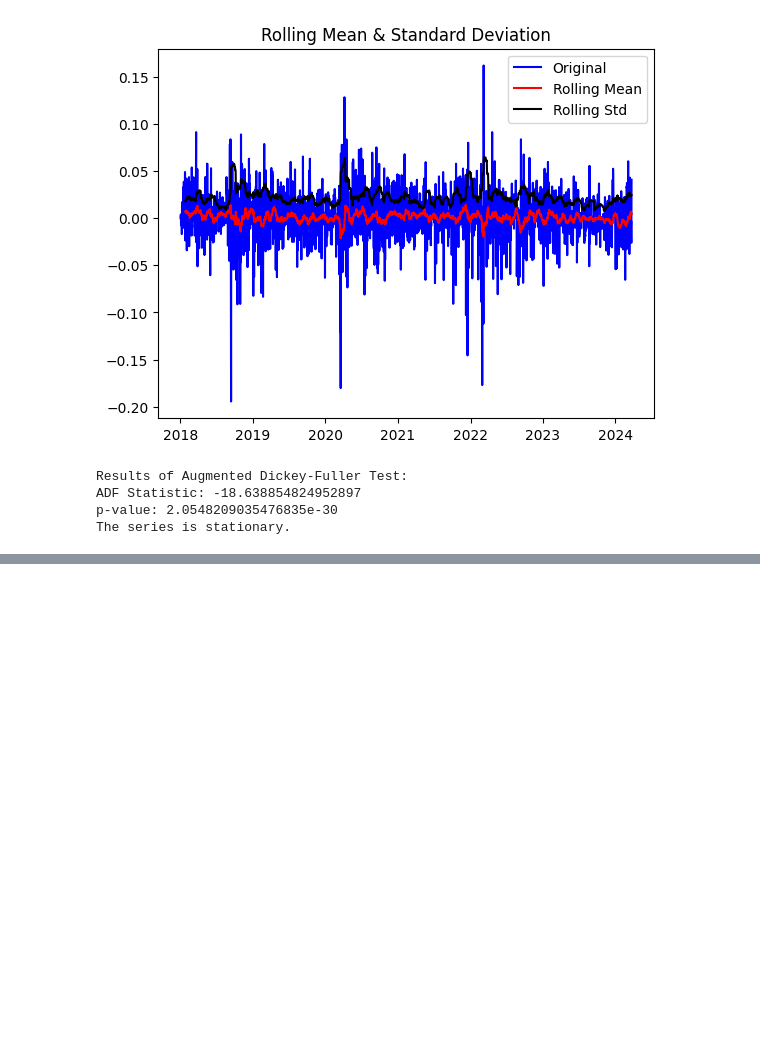
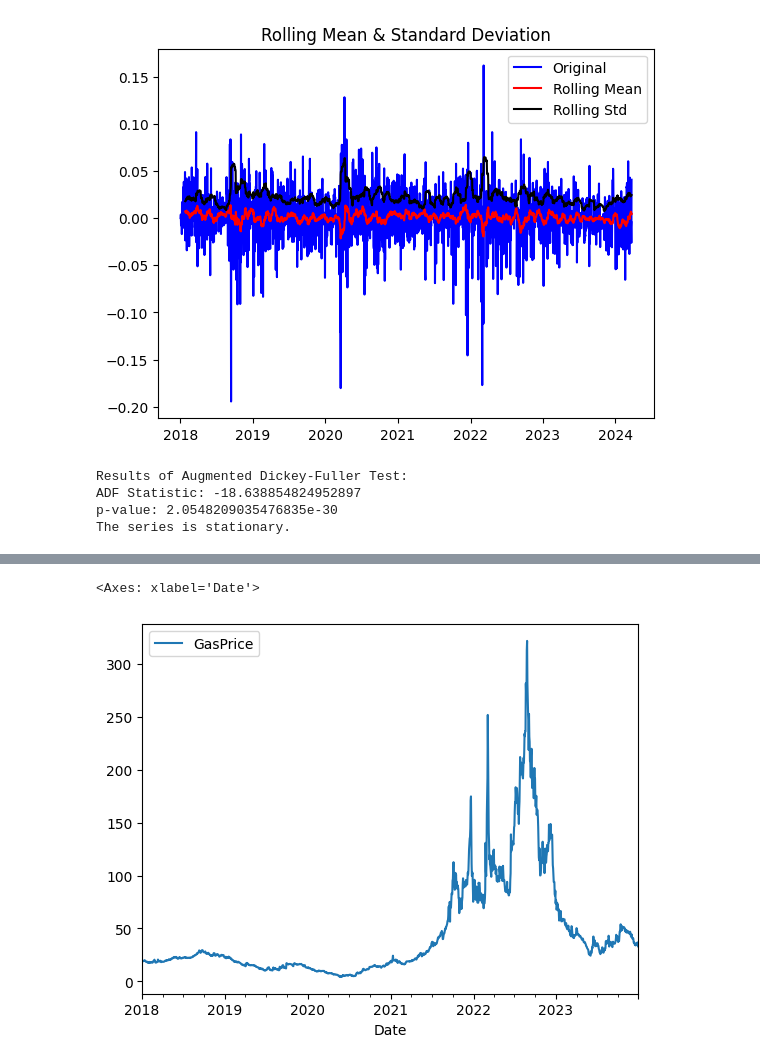
Before and after one commit to evenbakke/MasterThesis-, a Jupyter notebook: Coal&Permit_Cleaning.ipynb, the cells around one changed output, grey strips where cells are left out. Drawn from its saved outputs; the diff is of its cells as text; code cells hidden in the pictures; blank space fills up the shorter version.

```diff
--- a/Coal&Permit_Cleaning.ipynb
+++ b/Coal&Permit_Cleaning.ipynb
@@ -232,0 +299,3 @@ permit_hourly.head(29)
+# %%
+gas = pd.read_excel("Data\\Commodities\\Natural gas spot daily.xlsx")
+gas
@@ -232,0 +316,4 @@ permit_hourly.head(29)
+# %%
+gas["Date"] = pd.to_datetime(gas["Date"])
+gas.set_index('Date', inplace=True)
+gas.head()
@@ -232,0 +328,6 @@ permit_hourly.head(29)
+# %%
+gas_filtered = gas["2018-01-01":"2023-12-31"]
+gas_filtered.plot()
+# %% [output]
+<Axes: xlabel='Date'>
+[figure, added]
```
Also changed, not shown: parts of 26 cells of this notebook, 3 other files.
